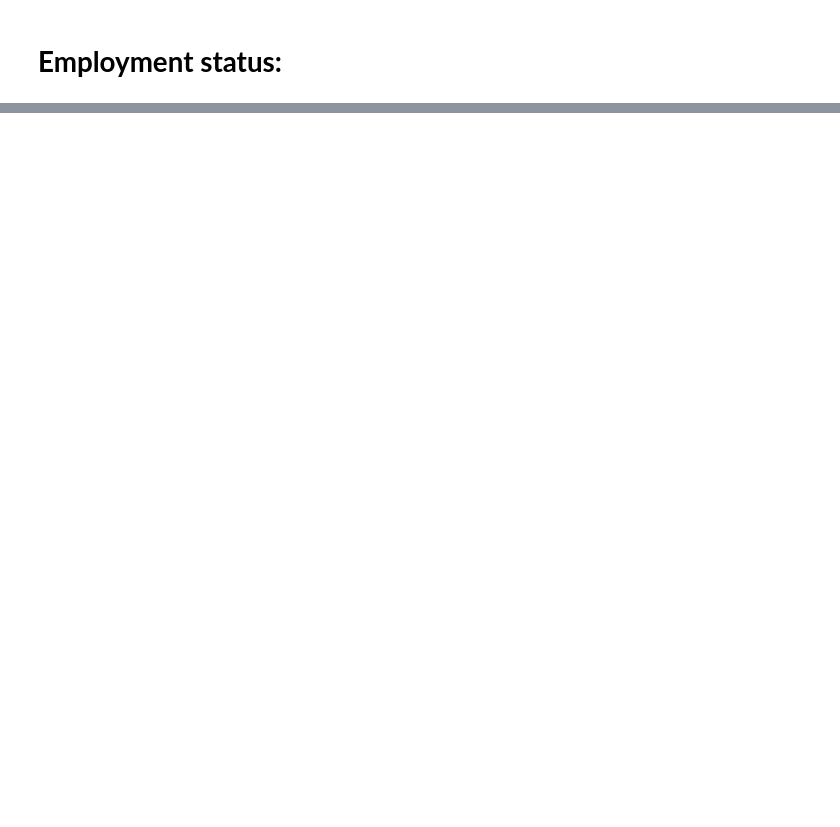
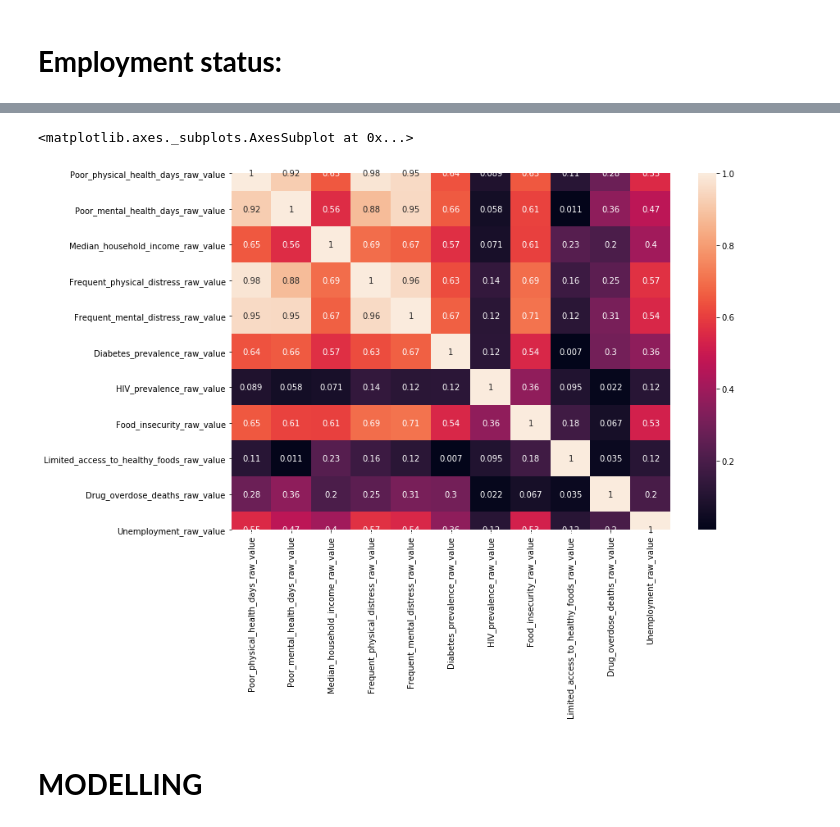
Before and after one commit to nielsbclausen/Mod_4_Project, a Jupyter notebook: Isabel_nb.ipynb, the cells around one changed output, grey strips where cells are left out. Saved outputs shown, nothing was run; the diff lists cells and outputs as text; code cells hidden in the pictures; blank space fills up the shorter version.

```diff
--- a/Isabel_nb.ipynb
+++ b/Isabel_nb.ipynb
@@ -206 +440,9 @@ sns.distplot(combine['% Unemployed'])
+# %%
+dfFin=dfClean[['State_Abbreviation','Name','Poor_physical_health_days_raw_value',
+       'Poor_mental_health_days_raw_value', 'Median_household_income_raw_value', 'Frequent_physical_distress_raw_value',
+       'Frequent_mental_distress_raw_value',
+       'Diabetes_prevalence_raw_value', 'HIV_prevalence_raw_value',
+       'Food_insecurity_raw_value',
+       'Limited_access_to_healthy_foods_raw_value',
+       'Drug_overdose_deaths_raw_value','Unemployment_raw_value']]
 # %%
@@ -207,0 +457,8 @@ df.head()
+# %%
+fig = plt.figure(figsize=(12,8))
+sns.heatmap(dfFin.corr().abs(), annot=True)
+# %% [output]
+<matplotlib.axes._subplots.AxesSubplot at 0x...>
+[figure, added]
+# %% [markdown]
+# <b>MODELLING
```
Also changed, not shown: parts of 56 cells of this notebook.
